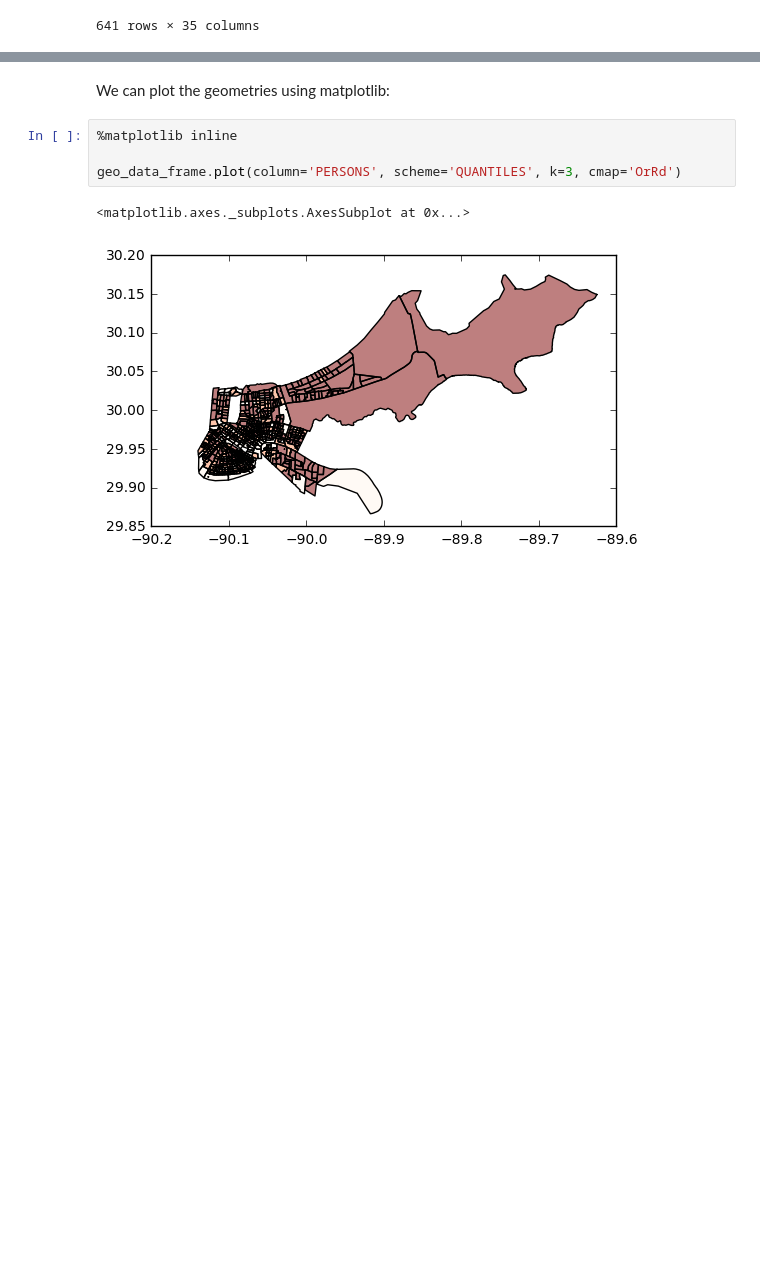
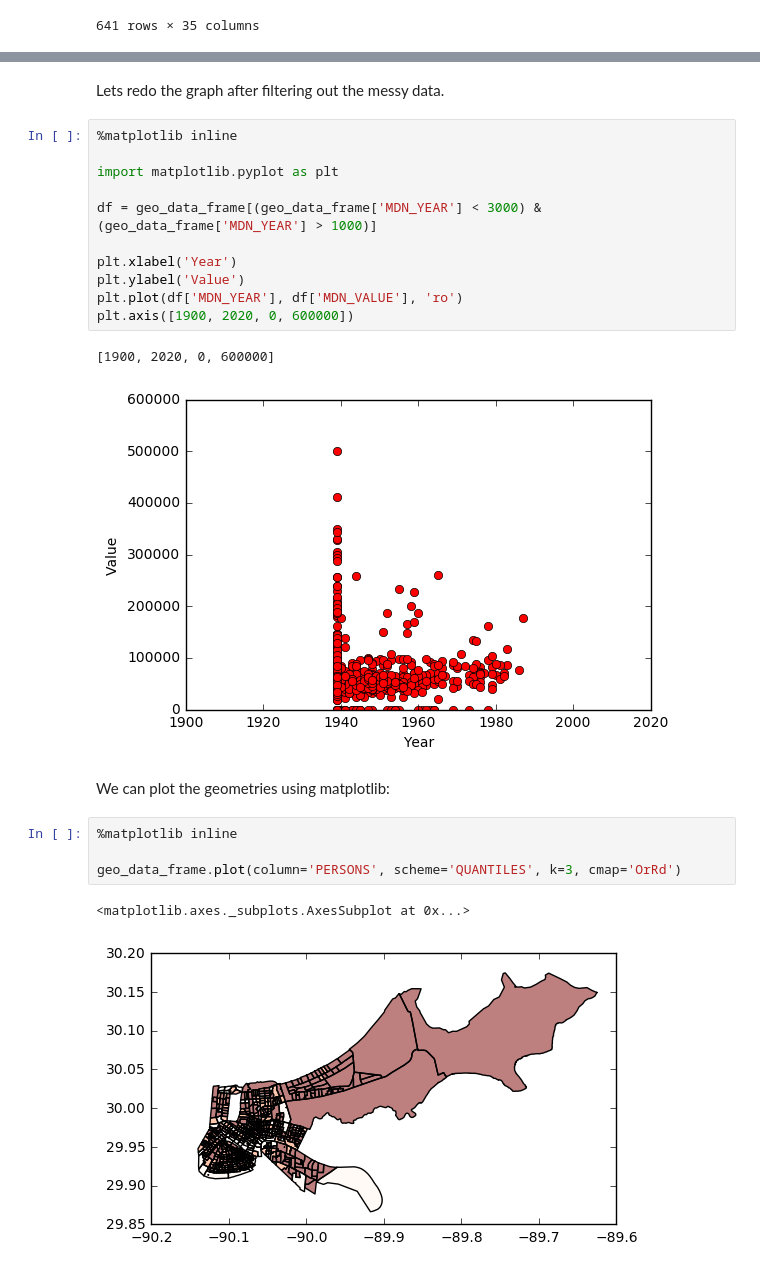
Before and after one commit to zbyte64/python_datagov_notebooks, a Jupyter notebook: 3. Exploring Data.ipynb, the cells around one changed output, grey strips where cells are left out. Cells and saved outputs as stored; diff of their text form; blank space fills up the shorter version.

```diff
--- a/3. Exploring Data.ipynb
+++ b/3. Exploring Data.ipynb
@@ -271,3 +301,19 @@ geo_data_frame
+# %% [markdown]
+Lets redo the graph after filtering out the messy data.
+# %%
+%matplotlib inline
+
+import matplotlib.pyplot as plt
+
+df = geo_data_frame[(geo_data_frame['MDN_YEAR'] < 3000) & (geo_data_frame['MDN_YEAR'] > 1000)]
+
+plt.xlabel('Year')
+plt.ylabel('Value')
+plt.plot(df['MDN_YEAR'], df['MDN_VALUE'], 'ro')
+plt.axis([1900, 2020, 0, 600000])
+# %% [output]
+[1900, 2020, 0, 600000]
+[figure, added]
 # %% [markdown]
 We can plot the geometries using matplotlib:
 # %%
```
Also changed, not shown: parts of 5 cells of this notebook.
